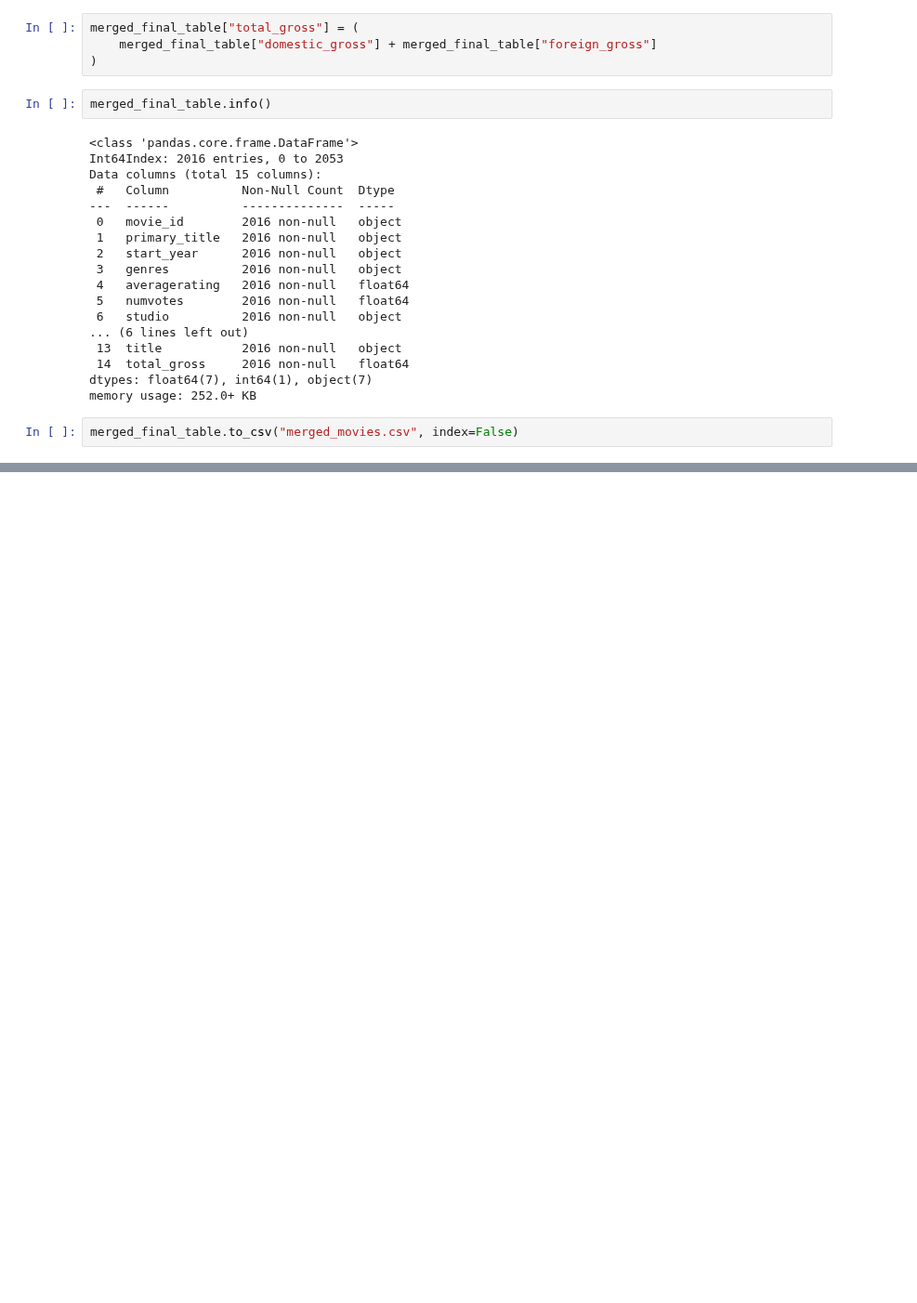
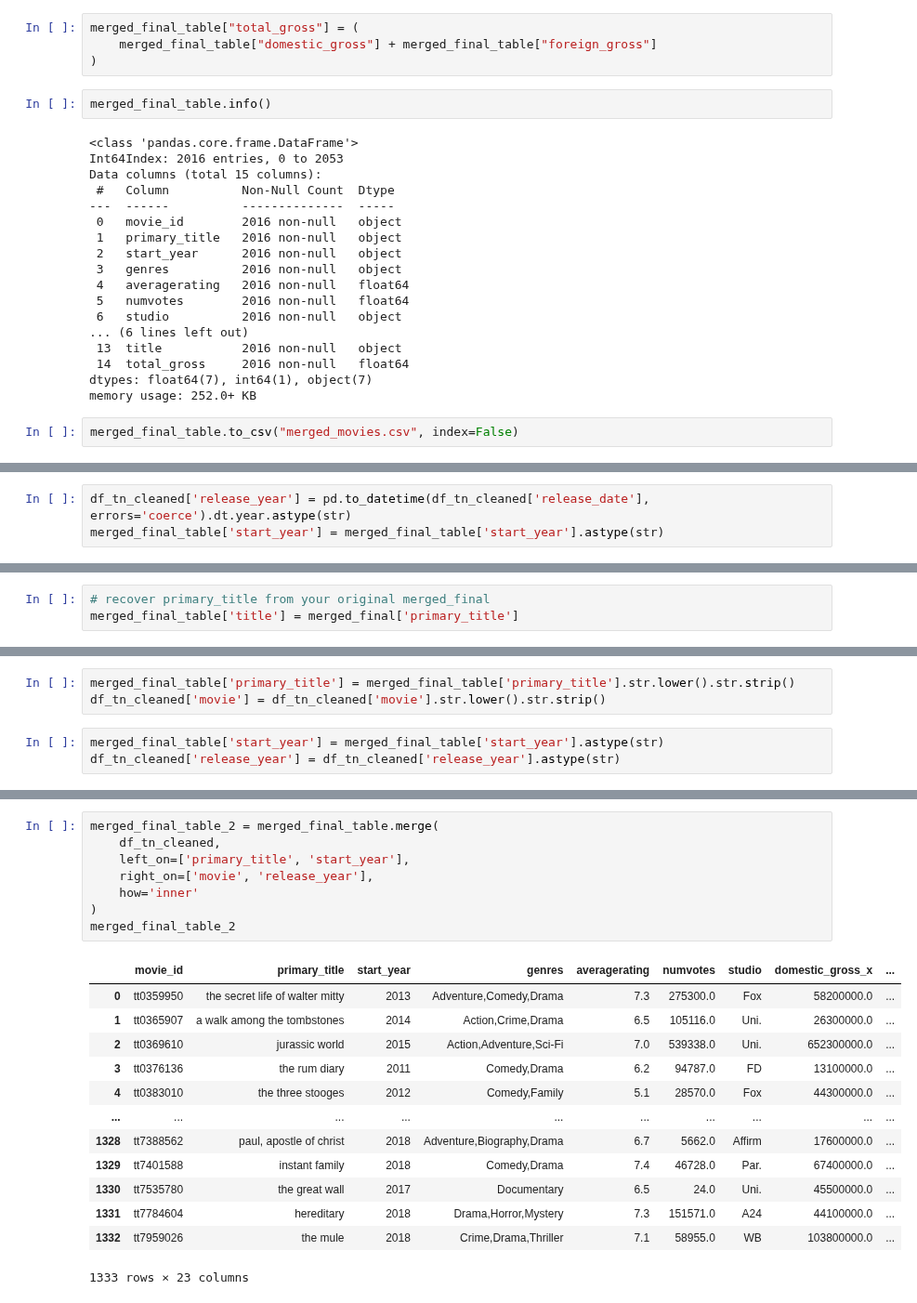
Before and after one commit to fredrickochieng-cell/Group4_Phase2_Project, a Jupyter notebook: Notebooks/hellen.ipynb, the cells around one changed output, grey strips where cells are left out. Shown at 93% size. Saved outputs shown, nothing was run; the diff lists cells and outputs as text; blank space fills up the shorter version.

Commit message:
remerged the number tables

```diff
--- a/Notebooks/hellen.ipynb
+++ b/Notebooks/hellen.ipynb
@@ -825,0 +873,3 @@ merged_final_table.to_csv("merged_movies.csv", index=False)
+# %%
+df_tn_cleaned['release_year'] = pd.to_datetime(df_tn_cleaned['release_date'], errors='coerce').dt.year.astype(str)
+merged_final_table['start_year'] = merged_final_table['start_year'].astype(str)
@@ -825,0 +887,3 @@ merged_final_table.to_csv("merged_movies.csv", index=False)
+# %%
+# recover primary_title from your original merged_final
+merged_final_table['title'] = merged_final['primary_title']
@@ -825,0 +910,6 @@ merged_final_table.to_csv("merged_movies.csv", index=False)
+# %%
+merged_final_table['primary_title'] = merged_final_table['primary_title'].str.lower().str.strip()
+df_tn_cleaned['movie'] = df_tn_cleaned['movie'].str.lower().str.strip()
+# %%
+merged_final_table['start_year'] = merged_final_table['start_year'].astype(str)
+df_tn_cleaned['release_year'] = df_tn_cleaned['release_year'].astype(str)
@@ -825,0 +926,22 @@ merged_final_table.to_csv("merged_movies.csv", index=False)
+# %%
+merged_final_table_2 = merged_final_table.merge(
+    df_tn_cleaned,
+    left_on=['primary_title', 'start_year'],
+    right_on=['movie', 'release_year'],
+    how='inner'
+)
+merged_final_table_2
+# %% [output]
+|  | movie_id | primary_title | start_year | genres | averagerating | numvotes | studio | domestic_gross_x | ... |
+| 0 | tt0359950 | the secret life of walter mitty | 2013 | Adventure,Comedy,Drama | 7.3 | 275300.0 | Fox | 58200000.0 | ... |
+| 1 | tt0365907 | a walk among the tombstones | 2014 | Action,Crime,Drama | 6.5 | 105116.0 | Uni. | 26300000.0 | ... |
+| 2 | tt0369610 | jurassic world | 2015 | Action,Adventure,Sci-Fi | 7.0 | 539338.0 | Uni. | 652300000.0 | ... |
+| 3 | tt0376136 | the rum diary | 2011 | Comedy,Drama | 6.2 | 94787.0 | FD | 13100000.0 | ... |
+| 4 | tt0383010 | the three stooges | 2012 | Comedy,Family | 5.1 | 28570.0 | Fox | 44300000.0 | ... |
+| ... | ... | ... | ... | ... | ... | ... | ... | ... | ... |
+| 1328 | tt7388562 | paul, apostle of christ | 2018 | Adventure,Biography,Drama | 6.7 | 5662.0 | Affirm | 17600000.0 | ... |
+| 1329 | tt7401588 | instant family | 2018 | Comedy,Drama | 7.4 | 46728.0 | Par. | 67400000.0 | ... |
+| 1330 | tt7535780 | the great wall | 2017 | Documentary | 6.5 | 24.0 | Uni. | 45500000.0 | ... |
+| 1331 | tt7784604 | hereditary | 2018 | Drama,Horror,Mystery | 7.3 | 151571.0 | A24 | 44100000.0 | ... |
+| 1332 | tt7959026 | the mule | 2018 | Crime,Drama,Thriller | 7.1 | 58955.0 | WB | 103800000.0 | ... |
+1333 rows × 23 columns
```
Also changed, not shown: parts of 13 cells of this notebook.
